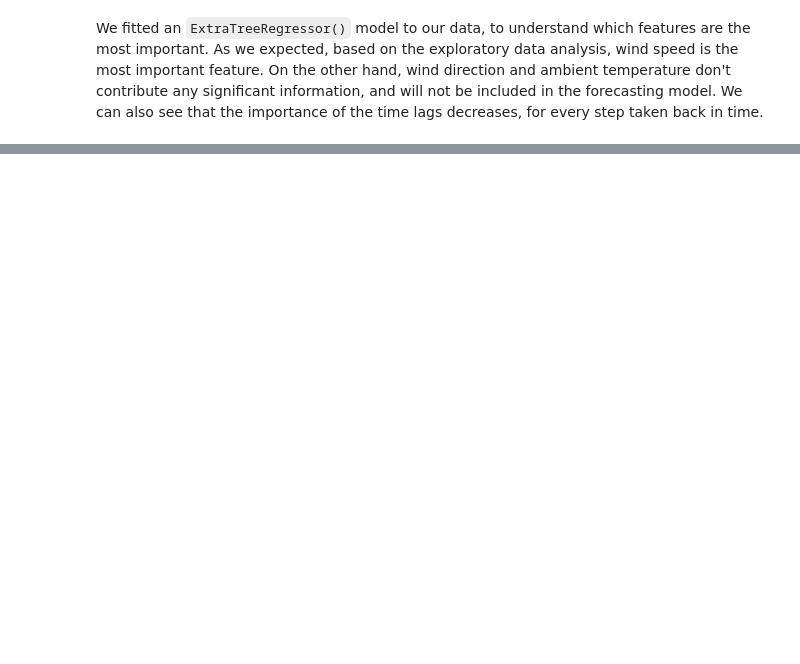
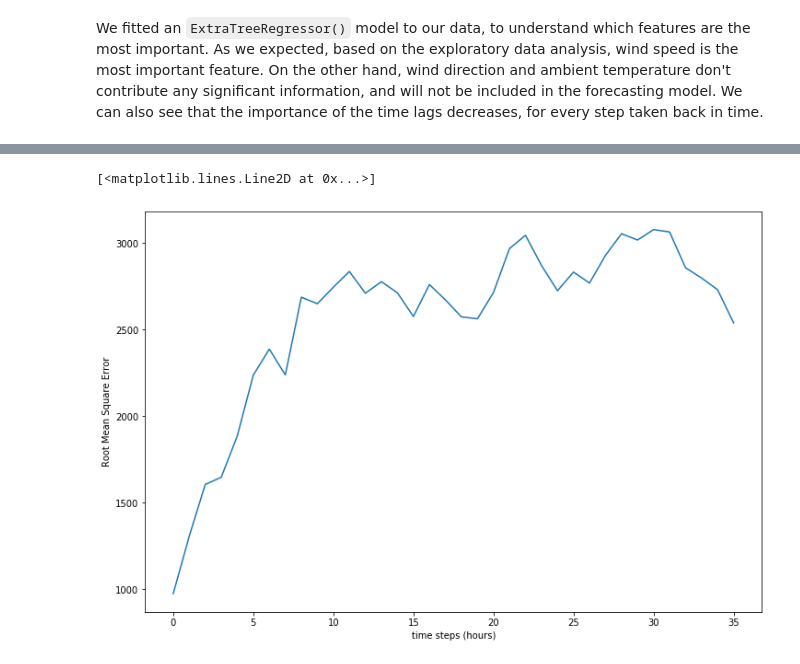
Before and after one commit to derevirn/wind-power-forecasting, a Jupyter notebook: SVR.ipynb, the cells around one changed output, grey strips where cells are left out. Cells and saved outputs as stored; diff of their text form; code cells hidden in the pictures; blank space fills up the shorter version.

```diff
--- a/SVR.ipynb
+++ b/SVR.ipynb
@@ -202,0 +179,31 @@ for i in range(steps):
+# %%
+steps = 36
+stop = len(test_x_power) - steps
+rss = np.zeros(steps)
+count = 0
+
+for i in range(0, stop, steps):
+    arr_predict = test_x_power[i]
+    arr_power = arr_predict[0:5]
+    arr_wind = arr_predict[6:]
+
+    for j in range(0, steps):
+
+        p_wind = model_wind.predict([arr_wind])
+        p_wind = scaler_y_wind.transform([p_wind]).reshape(1,)
+
+        concat = np.concatenate( (arr_power, p_wind, arr_wind) )
+        p_power = model_power.predict([concat])
+
+        arr_wind = np.delete(arr_wind, -1)
+        arr_wind = np.insert(arr_wind, 0, p_wind)
+
+        arr_power = np.delete(arr_power, -1)
+        arr_power = np.insert(arr_power, 0, scaler_y_power.transform([p_power]))
+
+        residual = test_y_power[j+i] - p_power
+        rss[j] += pow(residual, 2)
+
+    count += 1
+
+rmse = np.sqrt(rss/count)
@@ -202,0 +222,8 @@ for i in range(steps):
+# %%
+plt.figure(figsize=(12,8))
+plt.ylabel("Root Mean Square Error")
+plt.xlabel("time steps (hours)")
+plt.plot(rmse)
+# %% [output]
+[<matplotlib.lines.Line2D at 0x...>]
+[figure, added]
```
Also changed, not shown: parts of 6 cells of this notebook.
